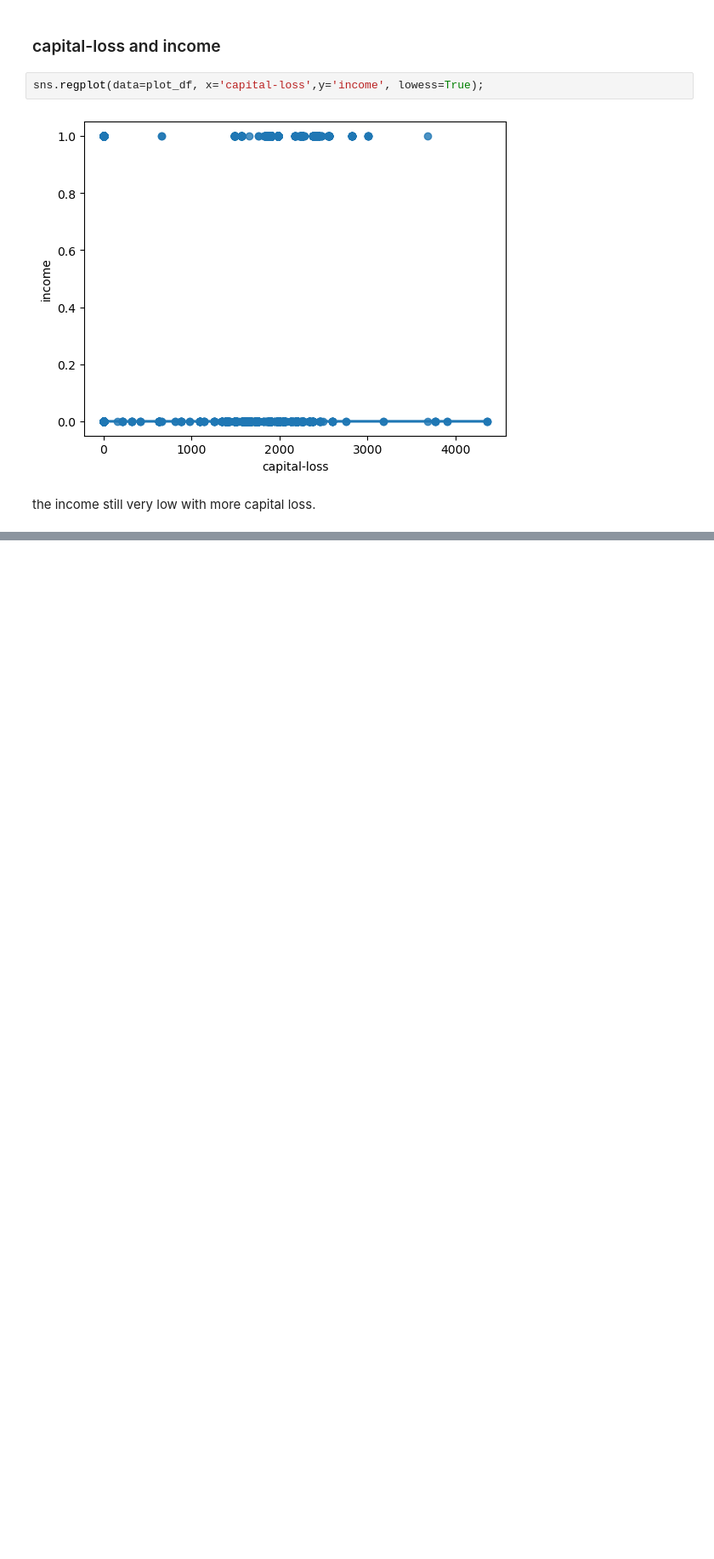
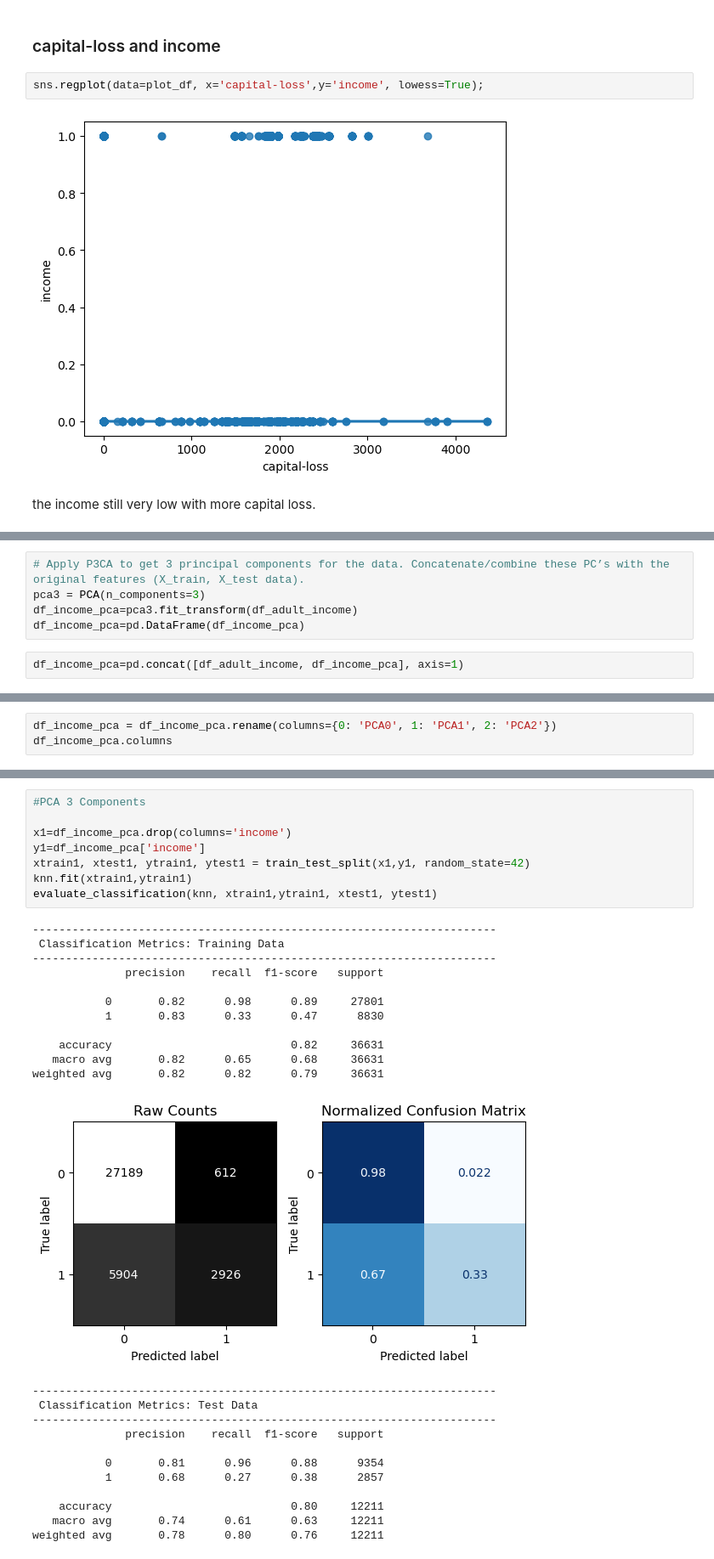
Before and after one commit to eyaGONGI/Project4_Intermediate_Machine_Learning-, a Jupyter notebook: Intermediate_machine_learning_project.ipynb, the cells around one changed output, grey strips where cells are left out. Shown at 85% size. Saved outputs shown, nothing was run; the diff lists cells and outputs as text; blank space fills up the shorter version.

```diff
--- a/Intermediate_machine_learning_project.ipynb
+++ b/Intermediate_machine_learning_project.ipynb
@@ -702,0 +725,7 @@ the income still very low with more capital loss.
+# %%
+# Apply P3CA to get 3 principal components for the data. Concatenate/combine these PC’s with the original features (X_train, X_test data).
+pca3 = PCA(n_components=3)
+df_income_pca=pca3.fit_transform(df_adult_income)
+df_income_pca=pd.DataFrame(df_income_pca)
+# %%
+df_income_pca=pd.concat([df_adult_income, df_income_pca], axis=1)
@@ -702,0 +830,3 @@ the income still very low with more capital loss.
+# %%
+df_income_pca = df_income_pca.rename(columns={0: 'PCA0', 1: 'PCA1', 2: 'PCA2'})
+df_income_pca.columns
@@ -702,0 +839,32 @@ the income still very low with more capital loss.
+# %%
+#PCA 3 Components
+
+x1=df_income_pca.drop(columns='income')
+y1=df_income_pca['income']
+xtrain1, xtest1, ytrain1, ytest1 = train_test_split(x1,y1, random_state=42)
+knn.fit(xtrain1,ytrain1)
+evaluate_classification(knn, xtrain1,ytrain1, xtest1, ytest1)
+# %% [output]
+----------------------------------------------------------------------
+ Classification Metrics: Training Data
+----------------------------------------------------------------------
+              precision    recall  f1-score   support
+
+           0       0.82      0.98      0.89     27801
+           1       0.83      0.33      0.47      8830
+
+    accuracy                           0.82     36631
+   macro avg       0.82      0.65      0.68     36631
+weighted avg       0.82      0.82      0.79     36631
+[figure, added]
+----------------------------------------------------------------------
+ Classification Metrics: Test Data
+----------------------------------------------------------------------
+              precision    recall  f1-score   support
+
+           0       0.81      0.96      0.88      9354
+           1       0.68      0.27      0.38      2857
+
+    accuracy                           0.80     12211
+   macro avg       0.74      0.61      0.63     12211
+weighted avg       0.78      0.80      0.76     12211
```
Also changed, not shown: parts of 47 cells of this notebook.
